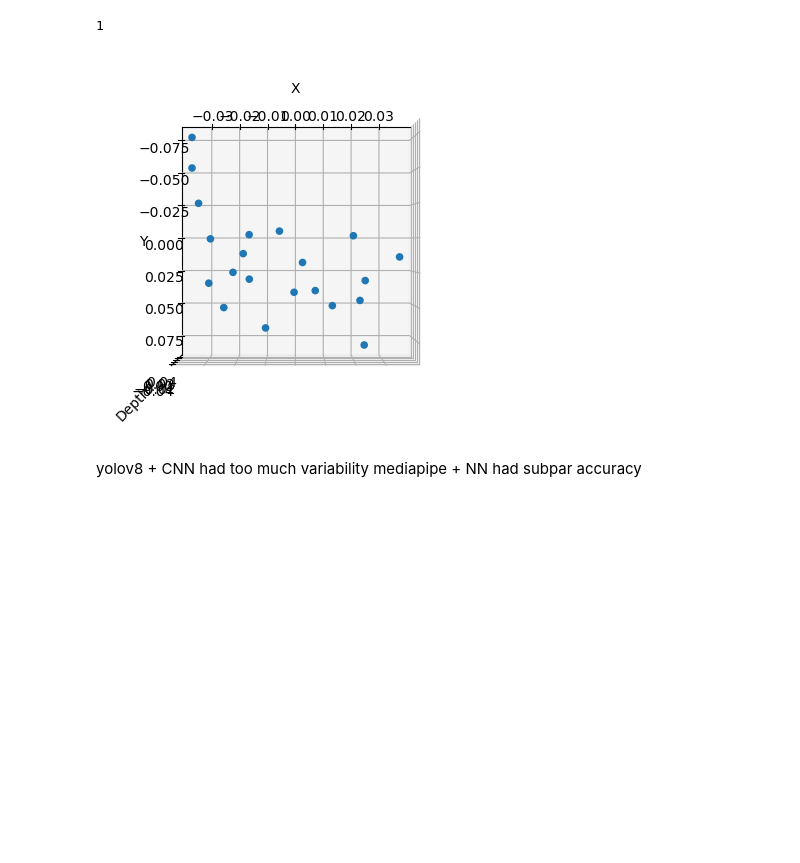
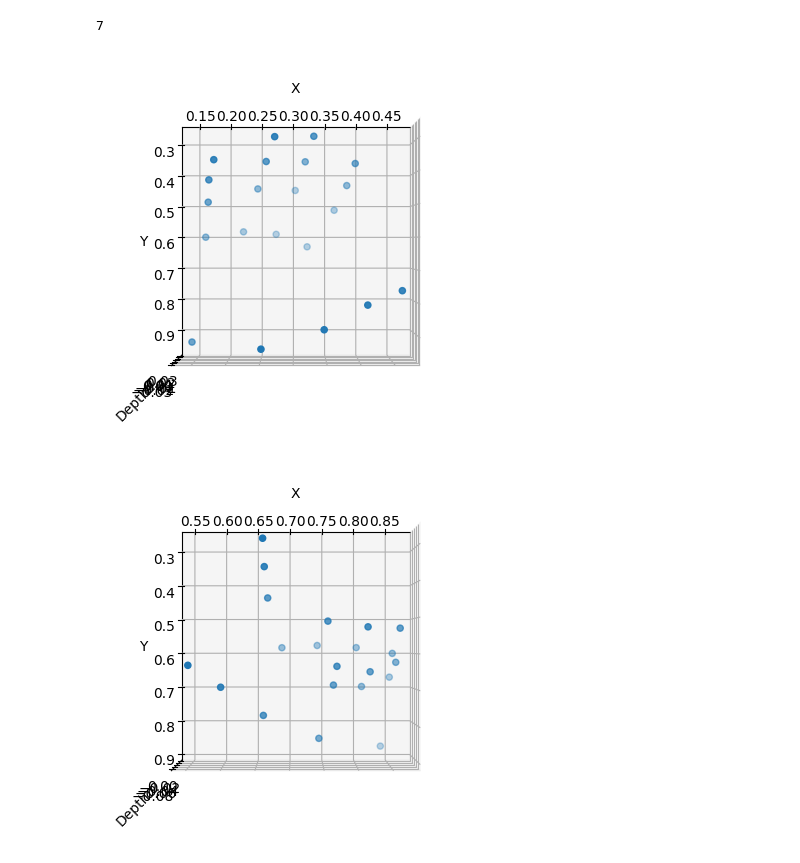
Before and after one commit to awesominat/gesture-arithmetic, a Jupyter notebook: train.ipynb, the cells around one changed output. Saved outputs shown, nothing was run; the diff lists cells and outputs as text; code cells hidden in the pictures; blank space fills up the shorter version.

```diff
--- a/train.ipynb
+++ b/train.ipynb
@@ -51,0 +103,32 @@ True
+# %%
+test_predictions = np.zeros((flattened_x_test_left.shape[0], 1))
+accuracy_test1, accuracy_test2, accuracy_test3 = 0, 0, 0
+
+test_predictions2 = np.zeros((flattened_x_test.shape[0], 1))
+test_predictions3 = np.zeros((flattened_x_test.shape[0], 1))
+
+for i in range(len(flattened_x_test_left)):
+    landmark, label = flattened_x_test_left[i], y_test_left[i]
+
+    # test 1
+    dec1 = clf.decision_function(landmark.reshape(1, -1))
+    test_predictions[i] = np.argmax(dec1,axis=1) == label
+
+for i in range(len(flattened_x_test)):
+    landmark, label = flattened_x_test[i], y_test_both[i]
+
+    # test 2
+    dec2 = clf.decision_function(landmark.reshape(1, -1))
+    test_predictions2[i] = np.argmax(dec2,axis=1) == label
+
+    # test 3
+    dec3 = clf2.decision_function(landmark.reshape(1, -1))
+    test_predictions3[i] = np.argmax(dec3,axis=1) == label
+
+accuracy_test1 = np.sum(test_predictions) / test_predictions.shape[0]
+accuracy_test2 = np.sum(test_predictions2) / test_predictions2.shape[0]
+accuracy_test3 = np.sum(test_predictions3) / test_predictions3.shape[0]
+
+print('SVM ACCURACY TRAINED ON LEFT HAND, LEFT HAND TEST ' + str(accuracy_test1 * 100) + '%')
+print('SVM ACCURACY TRAINED ON LEFT HAND, RIGHT HAND TEST ' + str(accuracy_test2 * 100) + '%')
+print('SVM ACCURACY TRAINED ON LEFT & RIGHT HAND (AUGMENTATION), RIGHT HAND TEST ' + str(accuracy_test3 * 100) + '%')
@@ -52,27 +145,24 @@ True
 # %%
-for i in range(flattened_x_train.shape[0]):
-    landmark = flattened_x_train[i]
-    label = y_train[i]
+for i in range(1,flattened_x_train_left.shape[0]):
+    landmark = flattened_x_train_left[i]
+    label = y_train_left[i]
 
     print(label)
-    shaped = landmark.reshape(1, 21, 2)
+    shaped = landmark.reshape(2, 21, 3)
     for i in range(shaped.shape[0]):
-        x, y = zip(*shaped[i])
+        x, y, z = zip(*shaped[i])
 
         fig = plt.figure()
         ax = fig.add_subplot(111, projection='3d')
 
-        ax.scatter(x, y)
-
+        ax.scatter(x, y, z)
         ax.set_xlabel('X')
         ax.set_ylabel('Y')
         ax.set_zlabel('Depth')
         ax.view_init(elev=-90, azim=-90)
         plt.show()
     break
 # %% [output]
-1
+7
-[figure, old version]
+[figure, new version]
+[figure, added]
-# %% [markdown]
-yolov8 + CNN had too much variability
-mediapipe + NN had subpar accuracy
```
Also changed, not shown: parts of 12 cells of this notebook, 5 other files.
